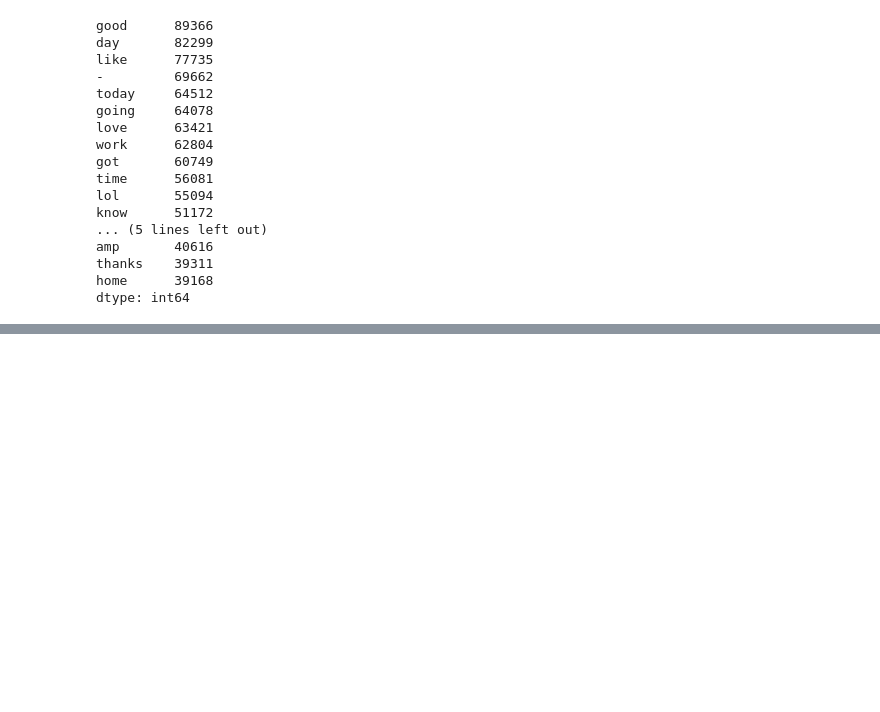
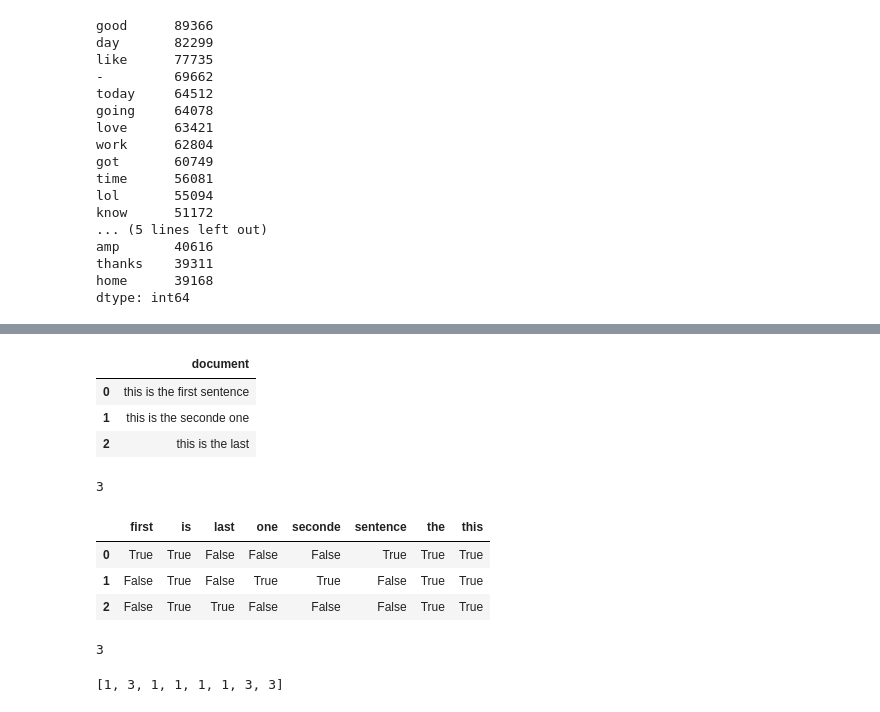
Before and after one commit to Fabiano23/NLP, a Jupyter notebook: tweeter/tweets_sentiment_classification.ipynb, the cells around one changed output, grey strips where cells are left out. Drawn from its saved outputs; the diff is of its cells as text; code cells hidden in the pictures; blank space fills up the shorter version.

```diff
--- a/tweeter/tweets_sentiment_classification.ipynb
+++ b/tweeter/tweets_sentiment_classification.ipynb
@@ -659,0 +884,39 @@ df.head()
+# %%
+x_df= pd.DataFrame(x, columns= ['document'])
+x_df
+# %% [output]
+|  | document |
+| 0 | this is the first sentence |
+| 1 | this is the seconde one |
+| 2 | this is the last |
+# %%
+#Total number of documents
+N= bow.shape[0]
+# %% [output]
+3
+# %%
+#To know if a specific word appear or not on the document
+bb= bow.astype('bool')
+bb
+# %% [output]
+|  | first | is | last | one | seconde | sentence | the | this |
+| 0 | True | True | False | False | False | True | True | True |
+| 1 | False | True | False | True | True | False | True | True |
+| 2 | False | True | True | False | False | False | True | True |
+# %%
+bb['is'].sum()
+# %% [output]
+3
+# %%
+#Colunas/palavras no bow
+cols= bb.columns
+
+#Contagem de aparições (sim ou não) de cada palavra em todos os documentos
+nz= []
+
+for col in cols:
+  nz.append(bb[col].sum())
+
+nz
+# %% [output]
+[1, 3, 1, 1, 1, 1, 3, 3]
```
Also changed, not shown: parts of 89 cells of this notebook.
